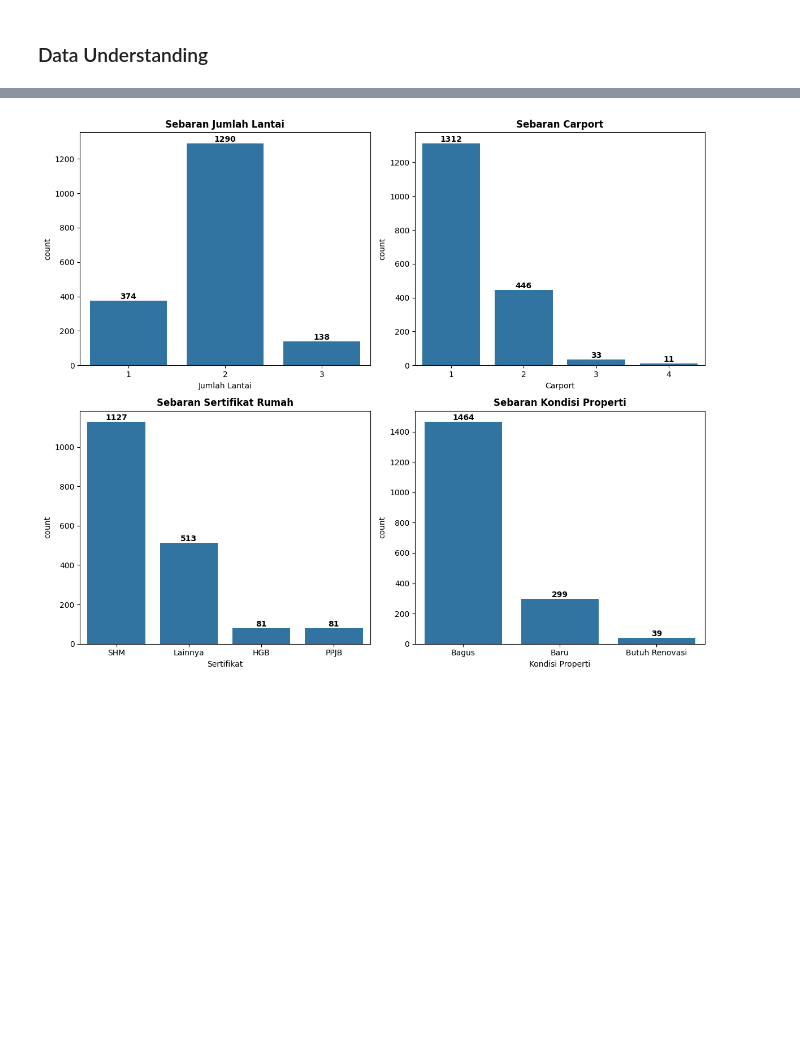
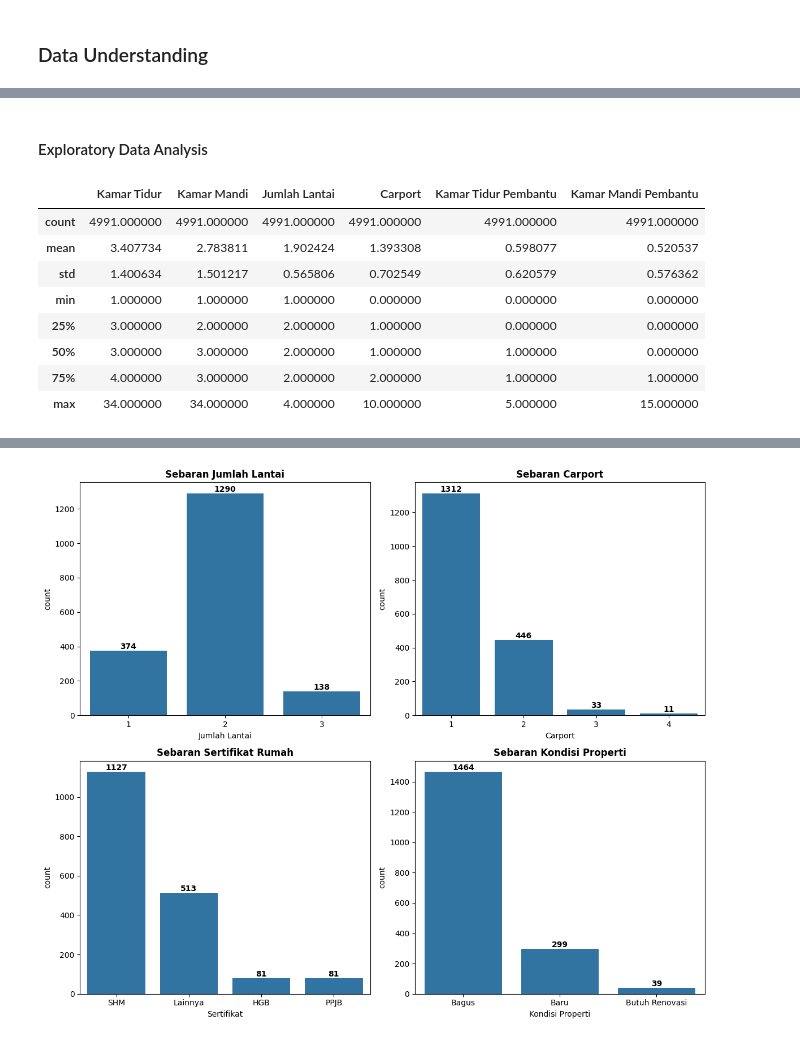
Before and after one commit to daff00/Kabupaten-Tangerang-House-Price-Prediction, a Jupyter notebook: Notebook/HousePricePrediction_KabTangerang.ipynb, the cells around one changed output, grey strips where cells are left out. Cells and saved outputs as stored; diff of their text form; code cells hidden in the pictures; blank space fills up the shorter version.

```diff
--- a/Notebook/HousePricePrediction_KabTangerang.ipynb
+++ b/Notebook/HousePricePrediction_KabTangerang.ipynb
@@ -64,0 +68,15 @@ df.head()
+# %% [markdown]
+#### Exploratory Data Analysis
+# %%
+# Lihat statistik dari dataset
+df.describe()
+# %% [output]
+|  | Kamar Tidur | Kamar Mandi | Jumlah Lantai | Carport | Kamar Tidur Pembantu | Kamar Mandi Pembantu |
+| count | 4991.000000 | 4991.000000 | 4991.000000 | 4991.000000 | 4991.000000 | 4991.000000 |
+| mean | 3.407734 | 2.783811 | 1.902424 | 1.393308 | 0.598077 | 0.520537 |
+| std | 1.400634 | 1.501217 | 0.565806 | 0.702549 | 0.620579 | 0.576362 |
+| min | 1.000000 | 1.000000 | 1.000000 | 0.000000 | 0.000000 | 0.000000 |
+| 25% | 3.000000 | 2.000000 | 2.000000 | 1.000000 | 0.000000 | 0.000000 |
+| 50% | 3.000000 | 3.000000 | 2.000000 | 1.000000 | 1.000000 | 0.000000 |
+| 75% | 4.000000 | 3.000000 | 2.000000 | 2.000000 | 1.000000 | 1.000000 |
+| max | 34.000000 | 34.000000 | 4.000000 | 10.000000 | 5.000000 | 15.000000 |
```
Also changed, not shown: parts of 22 cells of this notebook.
